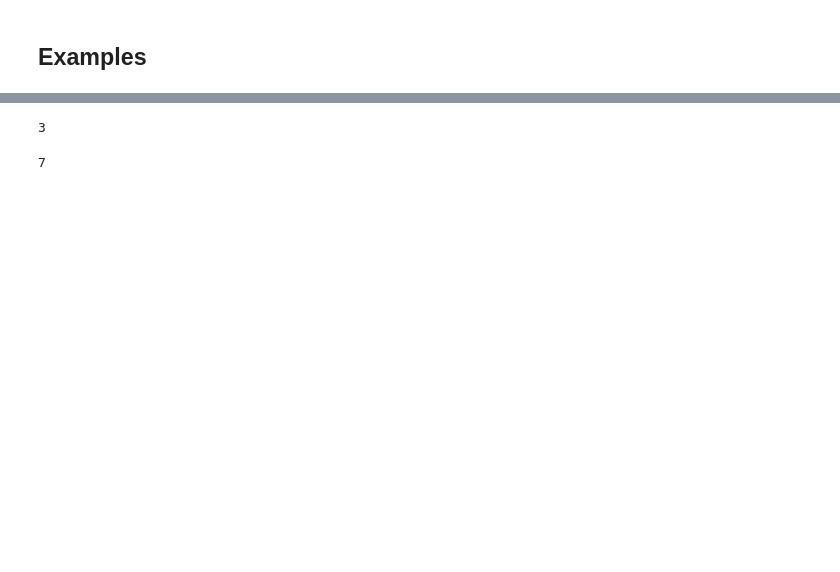
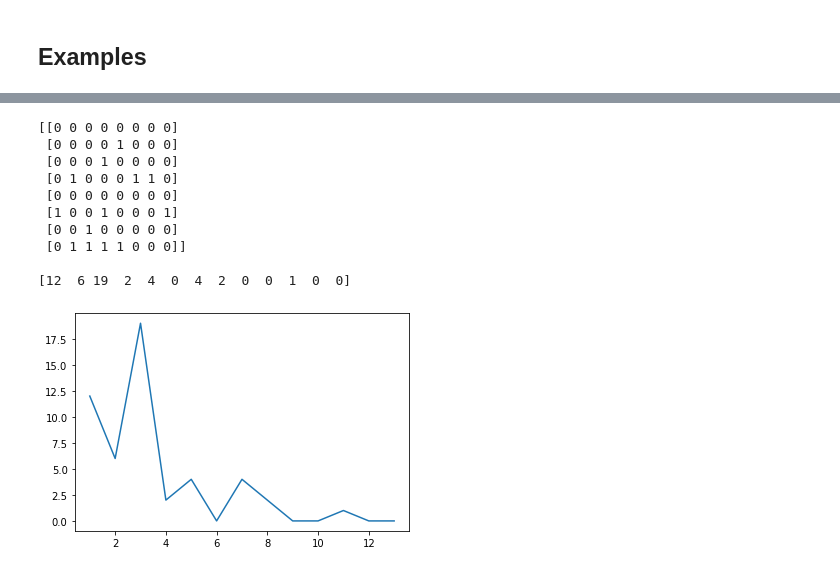
Before and after one commit to EnricoBorriello/Triads_Topology_Bio_Nets, a Jupyter notebook: Count Triads.ipynb, the cells around one changed output, grey strips where cells are left out. Cells and saved outputs as stored; diff of their text form; code cells hidden in the pictures; blank space fills up the shorter version.

```diff
--- a/Count Triads.ipynb
+++ b/Count Triads.ipynb
@@ -178,21 +240,20 @@ t1beta = np.sum(np.dot(AT,A))
-# %%
-A = [
-    [0,1,1],
-    [1,0,1],
-    [0,1,0]
-]
-
-print(triad_7(A))
-# %% [output]
-3
-# %%
-A = [
-    [0, 1, 0, 0, 1],
-    [1, 0, 1, 0, 0],
-    [1, 1, 0, 1, 0],
-    [0, 1, 1, 0, 0],
-    [0, 1, 0, 0, 0]]
-
-print(triad_7(A))
-# %% [output]
-7
+# %%
+matrix = random_adj_matrix(8,.2)
+census = triad_census(matrix)
+print(matrix)
+print('')
+print(census)
+print('')
+plt.plot(t,census);
+# %% [output]
+[[0 0 0 0 0 0 0 0]
+ [0 0 0 0 1 0 0 0]
+ [0 0 0 1 0 0 0 0]
+ [0 1 0 0 0 1 1 0]
+ [0 0 0 0 0 0 0 0]
+ [1 0 0 1 0 0 0 1]
+ [0 0 1 0 0 0 0 0]
+ [0 1 1 1 1 0 0 0]]
+
+[12  6 19  2  4  0  4  2  0  0  1  0  0]
+[figure, added]
```
Also changed, not shown: parts of 18 cells of this notebook.
